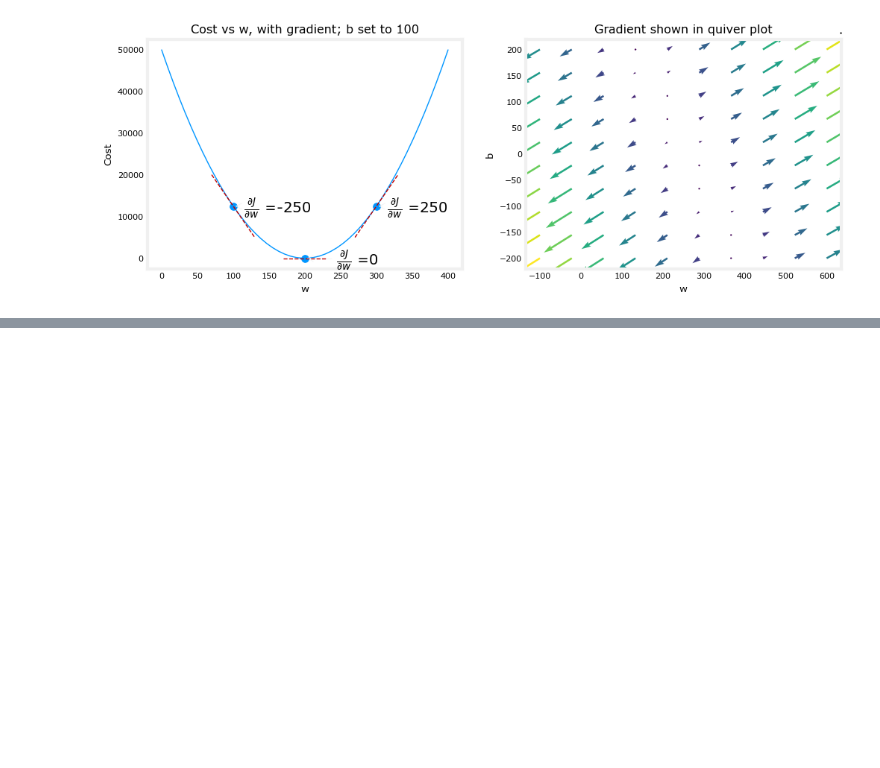
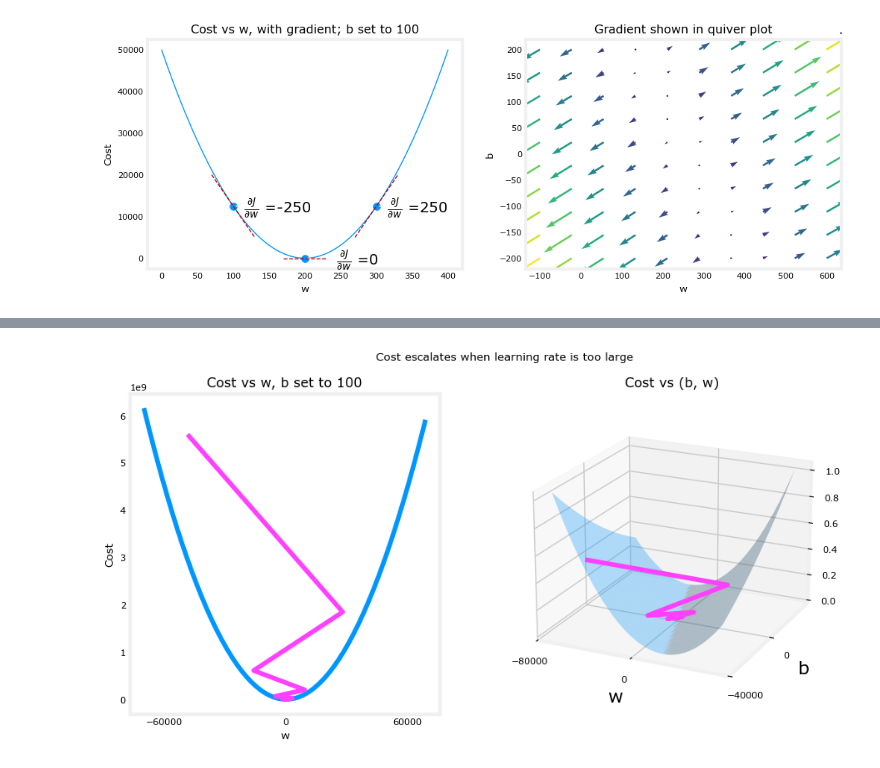
Before and after one commit to Aeircee/machine-learning, a Jupyter notebook: C1-Supervised-ML/01-Python-and-Jupyter-Notebooks/C1_W1_Lab04_Gradient_Descent_Soln.ipynb, the cells around one changed output, grey strips where cells are left out. Drawn from its saved outputs; the diff is of its cells as text; code cells hidden in the pictures; blank space fills up the shorter version.

```diff
--- a/C1-Supervised-ML/01-Python-and-Jupyter-Notebooks/C1_W1_Lab04_Gradient_Descent_Soln.ipynb
+++ b/C1-Supervised-ML/01-Python-and-Jupyter-Notebooks/C1_W1_Lab04_Gradient_Descent_Soln.ipynb
@@ -69,0 +155,10 @@ shape(y_train) = (2,)
+# %%
+# initialize parameters
+w_init = 0
+b_init = 0
+# set alpha to a large value
+iterations = 10
+tmp_alpha = 8.0e-1
+# run gradient descent
+w_final, b_final, J_hist, p_hist = gradient_descent(x_train ,y_train, w_init, b_init, tmp_alpha,
+                                                    iterations, compute_cost, compute_gradient)
@@ -69,0 +176,5 @@ shape(y_train) = (2,)
+# %%
+plt_divergence(p_hist, J_hist, x_train, y_train)
+plt.show()
+# %% [output]
+[figure, added]
```
Also changed, not shown: parts of 8 cells of this notebook, 1 other file.
